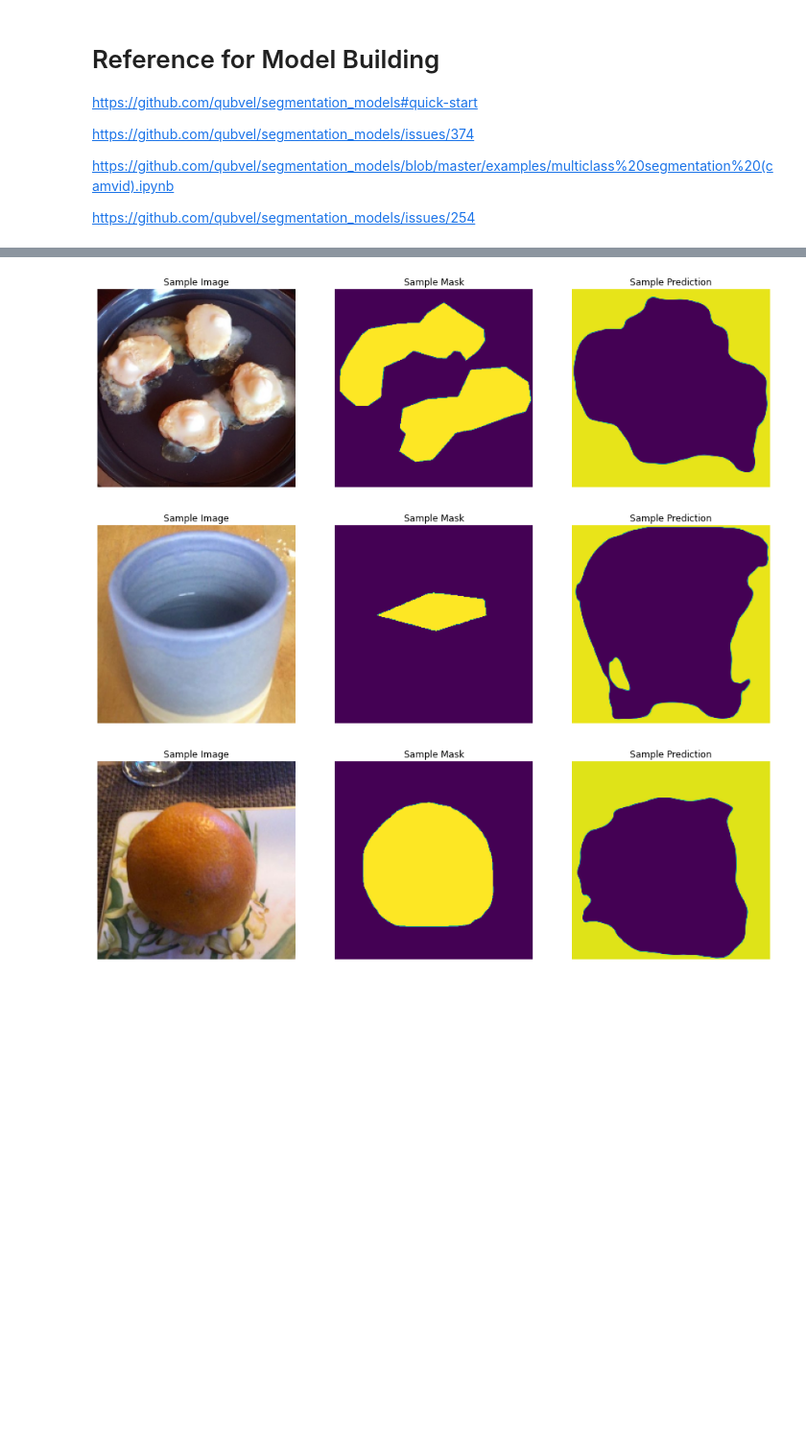
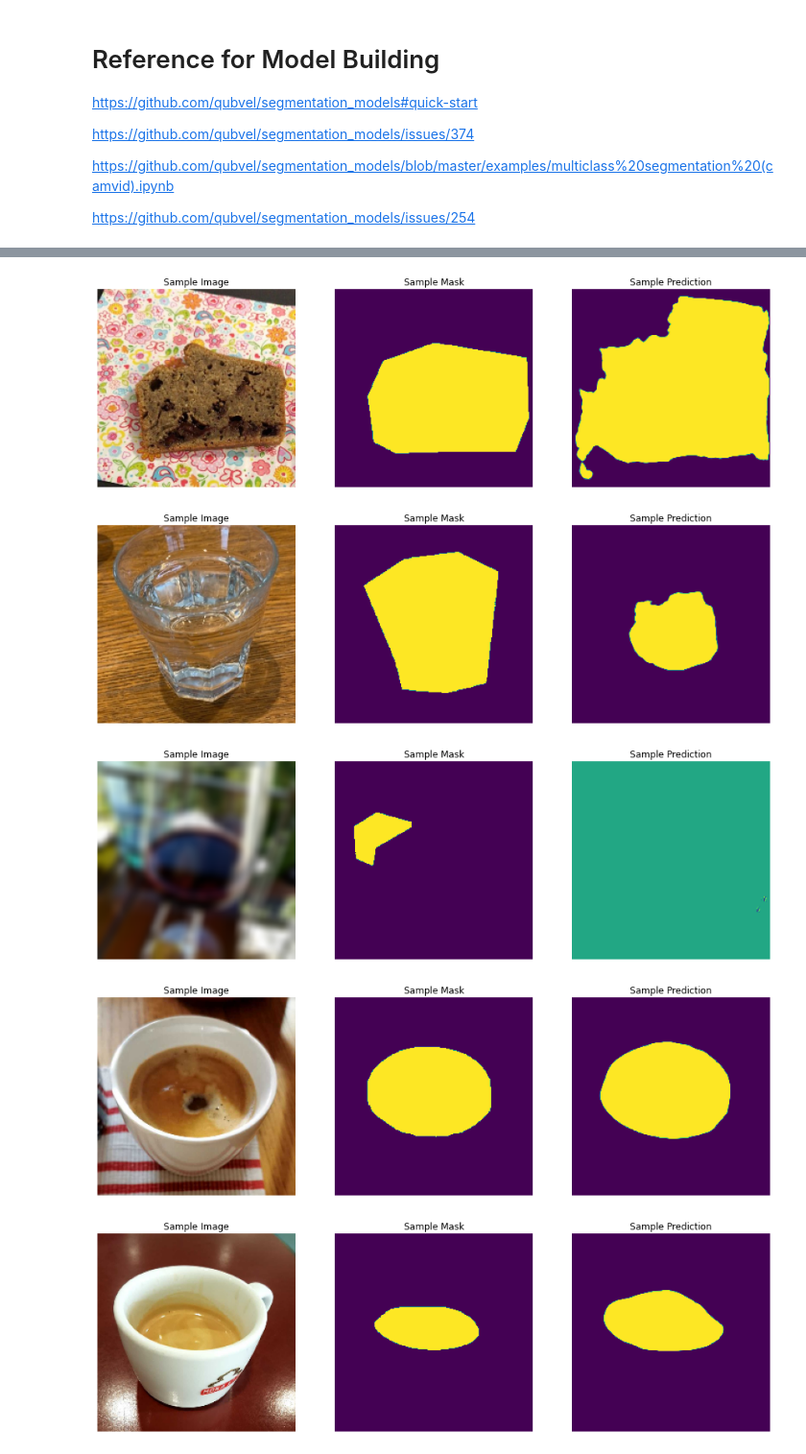
Before and after one commit to lucamarini22/food-recognition-challenge, a Jupyter notebook: food-recognition-challenge.ipynb, the cells around one changed output, grey strips where cells are left out. Shown at 96% size. Saved outputs shown, nothing was run; the diff lists cells and outputs as text; code cells hidden in the pictures; blank space fills up the shorter version.

```diff
--- a/food-recognition-challenge.ipynb
+++ b/food-recognition-challenge.ipynb
@@ -259,16 +256,13 @@ showAug(images, masks)
 # %%
 #  Function to create and shuffle a list of original and augmented images and masks
-def getAugs(imgs, msks, K):
-    length = len(imgs)
-
-    img_lst = imgs.copy()
-    msk_lst = msks.copy()
+def getAugs(img_lst, msk_lst, K):
+    length = len(img_lst)
 
     # Create a list of random indices without duplicates
     rand = random.sample(range(length), K)
 
     for n in rand:
-        img_aug, msk_aug = augment_img(imgs[n], msks[n])
+        img_aug, msk_aug = augment_img(img_lst[n], msk_lst[n])
 
         img_lst.append(img_aug)
         msk_lst.append(msk_aug)
@@ -281,7 +275,7 @@ def getAugs(imgs, msks, K):
     return img_lst, msk_lst
 # %%
 # Augment a given number of images and masks
-aug_images, aug_masks = getAugs(images, masks, 200)
+aug_images, aug_masks = getAugs(images, masks, 100)
 
 # Show the number of augmented images and masks
 print('Number of augmented images: {}'.format(len(aug_images)))
@@ -332,4 +326,4 @@ Downloading data from https://github.com/qubvel/classification_models/releases/d
 # %%
 # Train the defined model on the dataset
-history = model.fit(x=np.array(aug_images), y=np.array(aug_masks), validation_split=0.2, batch_size=20, epochs=100)
+history = model.fit(x=np.array(aug_images), y=np.array(aug_masks), validation_split=0.2, batch_size=20, epochs=500)
 # %% [output]
@@ -381,35 +375,37 @@ model.save_weights('trained_model.h5')
 # model.load_weights(weights_path)
 # %%
 # Function to show a sample image with its prediction
-def showPred(imgs, msks, n=None):
+def showPred(img_lst, msk_lst, n=None):
     plt.figure(figsize=(16, 10))
-    length = len(imgs)
+    length = len(img_lst)
 
     if n is None:
         n = random.randrange(length)
 
     ax1 = plt.subplot(1, 3, 1)
-    ax1.imshow(imgs[n])
+    ax1.imshow(img_lst[n])
     ax1.axis('off')
     ax1.title.set_text('Sample Image')
 
     ax2 = plt.subplot(1, 3, 2)
-    ax2.imshow(msks[n])
+    ax2.imshow(msk_lst[n])
     ax2.axis('off')
     ax2.title.set_text('Sample Mask')
 
     ax3 = plt.subplot(1, 3, 3)
-    pred = model.predict(np.array([imgs[n]]))[0]
-    ax3.imshow(pred[:, :, 0])
+    pred = model.predict(np.array([img_lst[n]]))[0]
+    ax3.imshow(np.amax(pred, axis=2))
     ax3.axis('off')
     ax3.title.set_text('Sample Prediction')
 
     plt.show()
 # %%
 # Show sample images and predictions
-for i in range(3):
+for i in range(5):
     showPred(aug_images, aug_masks)
 # %% [output]
-[figure, old version]
+[figure, new version]
-[figure, old version]
+[figure, new version]
-[figure, old version]
+[figure, new version]
+[figure, added]
+[figure, added]
```
Also changed, not shown: parts of 13 cells of this notebook.
